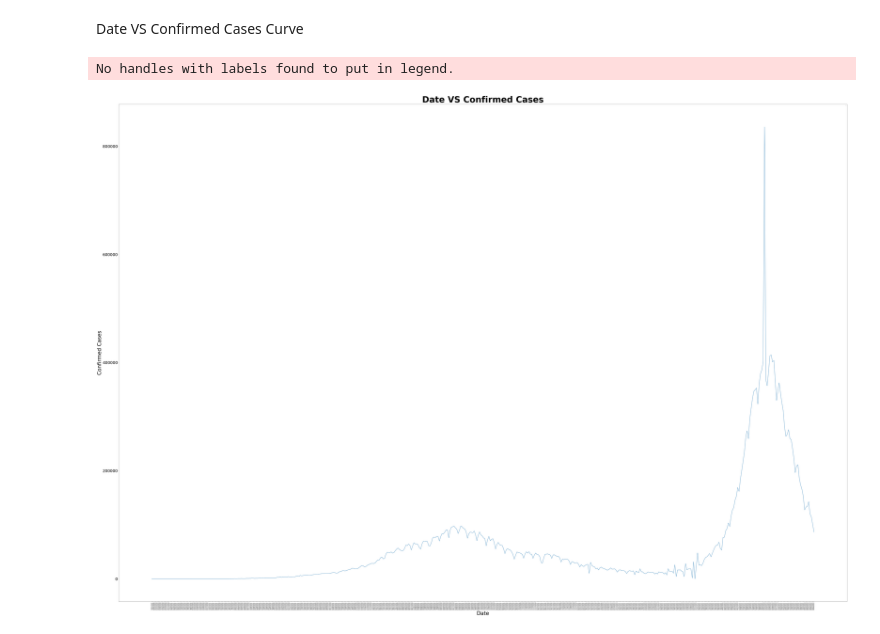
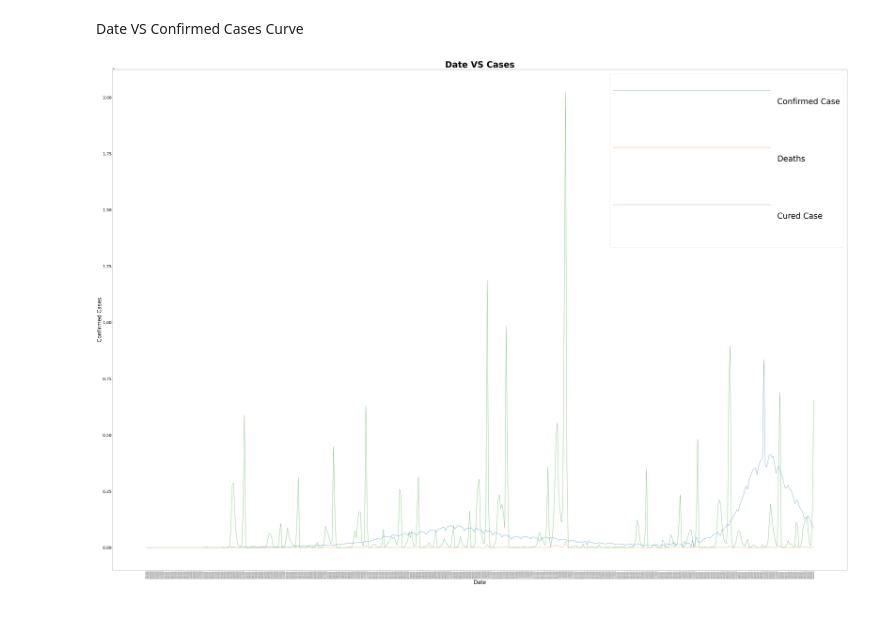
Before and after one commit to jacob-siby/DV_CovData, a Jupyter notebook: DV_cov_data_2.ipynb, the cells around one changed output. Drawn from its saved outputs; the diff is of its cells as text; code cells hidden in the pictures.

```diff
--- a/DV_cov_data_2.ipynb
+++ b/DV_cov_data_2.ipynb
@@ -127,7 +123,7 @@ AttributeError: ignored
 
 x=data['State/UnionTerritory']
 y=data['Confirmed']
-
+z=data['Cured']
 
 # plotting a line plot after changing it's width and height
 p = plt.figure()
@@ -397,0 +468,15 @@ print(s)
+# %%
+d_count=new_data['Daily Cure Count']
+#d=[]  #Total number of cases per date
+cc=[] #Total number of deaths per date
+s=0   # Total number of cases
+for z in range(len(u_date)):
+  cc.append(0)
+  for y in range(len(x)):
+   if d_count[y]<0:
+     d_count[y]=0
+   if u_date[z]==x[y]:
+    cc[z]=cc[z]+d_count[y]
+    s=s+d_count[y]
+  print(u_date[z],cc[z])
+print(s)
@@ -400,35 +503,39 @@ Date VS Confirmed Cases Curve
 # %%
 d_data={}
 d_data['date']=u_date
 d_data['count']=d
-
+d_data['death']=dd
+d_data['cure']=cc
 
 
 x=d_data['date']
 y=d_data['count']
-
+z=dd
+k=cc
 
 # plotting a line plot after changing it's width and height
 p = plt.figure()
 p.set_figwidth(100)
 p.set_figheight(70)
 
 
-plt.plot(x, y)
+plt.plot(x, y, label='Confirmed Case')
+plt.plot(x, z, label='Deaths')
+plt.plot(x, k, label='Cured Case')
 
 
-plt.title('Date VS Confirmed Cases', fontsize=65, fontweight='bold')
+plt.title('Date VS Cases', fontsize=65, fontweight='bold')
 plt.xlabel('Date', fontsize=40)
 plt.ylabel('Confirmed Cases', fontsize=40)
 
 
 plt.yticks(fontsize=30)
 plt.xticks(fontsize=10, rotation='vertical')
-plt.legend()
+plt.legend(handlelength=20, handleheight=10, fontsize=60)
+
 
 
 plt.show()
 p.savefig('Date_CaseCurve_plot.png')
 # %% [output]
-No handles with labels found to put in legend.
-[figure, old version]
+[figure, new version]
```
Also changed, not shown: parts of 10 cells of this notebook.
